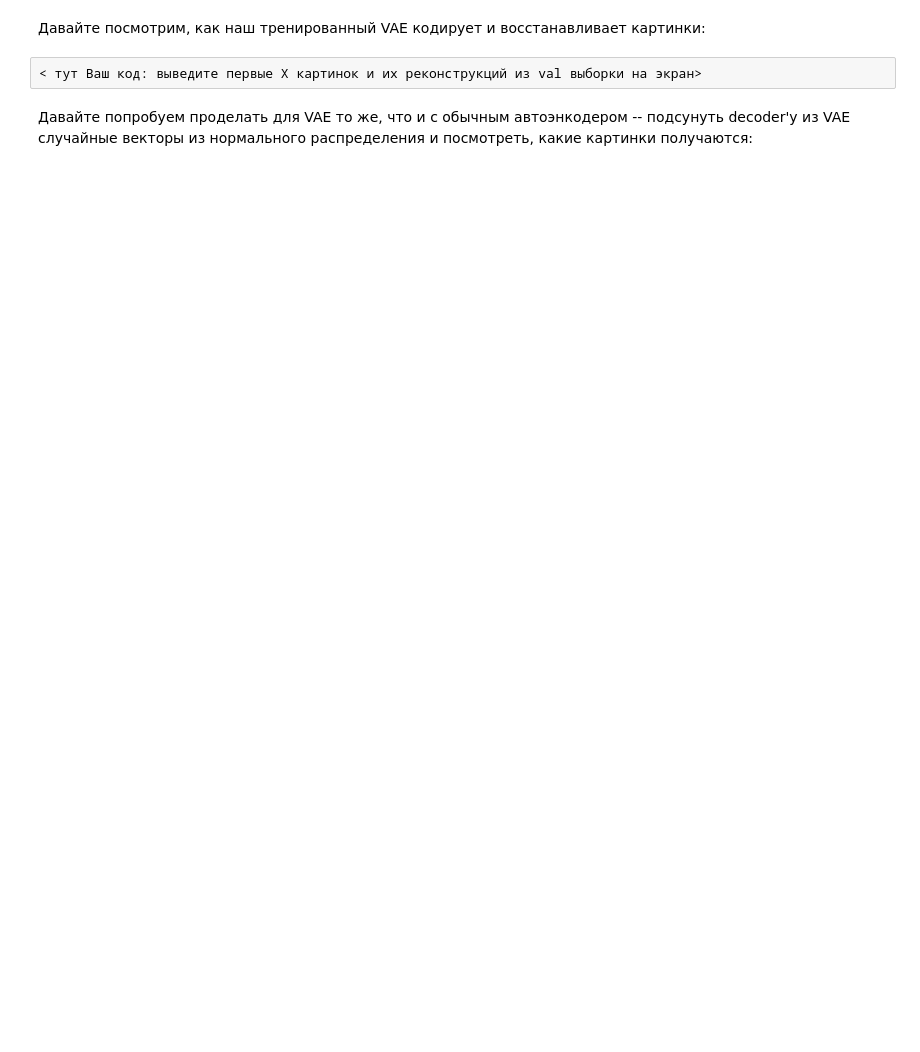
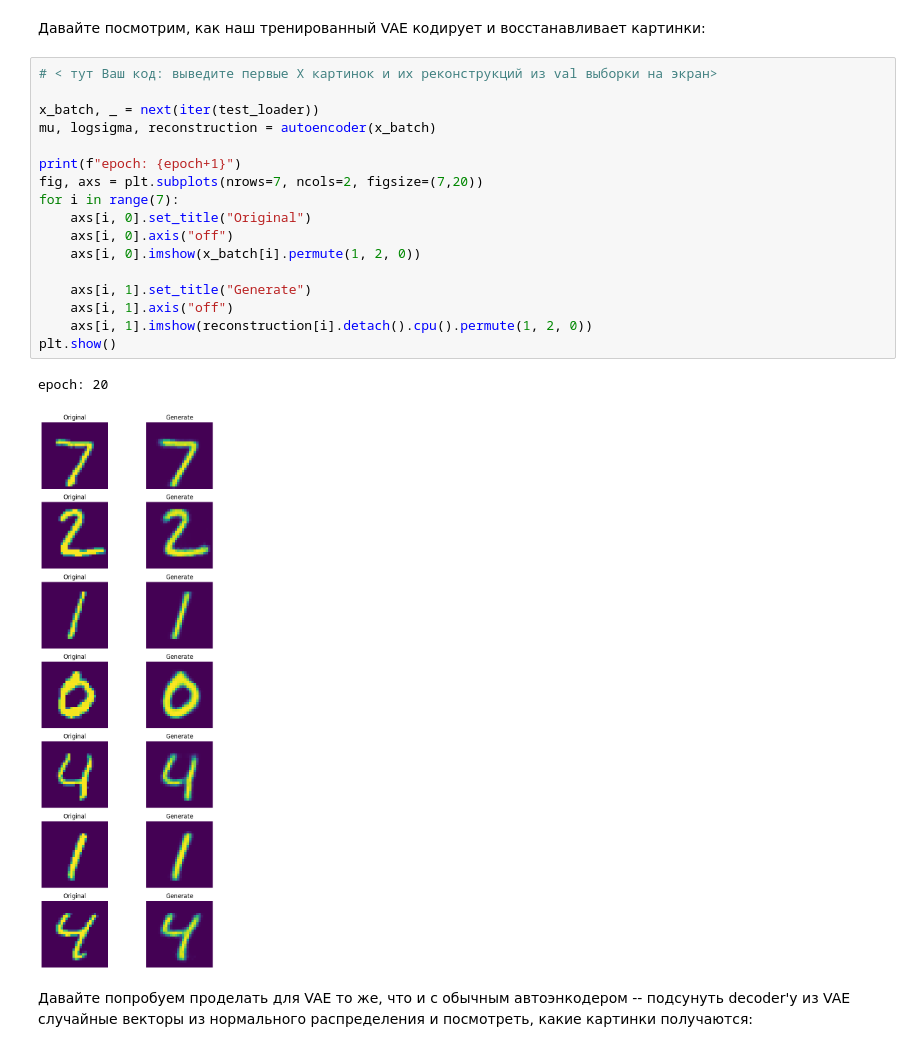
Before and after one commit to TimeNtWait/School, a Jupyter notebook: dls/part1_lesson_18_generative_GAN_VAE/2023 [hw] autoencoders_Ivan_Chernykh.ipynb, the cells around one changed output. Saved outputs shown, nothing was run; the diff lists cells and outputs as text; blank space fills up the shorter version.

```diff
--- a/dls/part1_lesson_18_generative_GAN_VAE/2023 [hw] autoencoders_Ivan_Chernykh.ipynb
+++ b/dls/part1_lesson_18_generative_GAN_VAE/2023 [hw] autoencoders_Ivan_Chernykh.ipynb
@@ -718,6 +823,24 @@ optimizer = <Ваш любимый оптимизатор>
 # %% [markdown]
 Давайте посмотрим, как наш тренированный VAE кодирует и восстанавливает картинки:
-# %%
-< тут Ваш код: выведите первые Х картинок и их реконструкций из val выборки на экран>
+# %%
+# < тут Ваш код: выведите первые Х картинок и их реконструкций из val выборки на экран>
+
+x_batch, _ = next(iter(test_loader))
+mu, logsigma, reconstruction = autoencoder(x_batch)
+
+print(f"epoch: {epoch+1}")
+fig, axs = plt.subplots(nrows=7, ncols=2, figsize=(7,20))
+for i in range(7):
+    axs[i, 0].set_title("Original")
+    axs[i, 0].axis("off")
+    axs[i, 0].imshow(x_batch[i].permute(1, 2, 0))
+
+    axs[i, 1].set_title("Generate")
+    axs[i, 1].axis("off")
+    axs[i, 1].imshow(reconstruction[i].detach().cpu().permute(1, 2, 0))
+plt.show()
+# %% [output]
+epoch: 20
+[figure, added]
 # %% [markdown]
 Давайте попробуем проделать для VAE то же, что и с обычным автоэнкодером -- подсунуть decoder'у из VAE случайные векторы из нормального распределения и посмотреть, какие картинки получаются:
```
Also changed, not shown: parts of 24 cells of this notebook, 1 other file.
